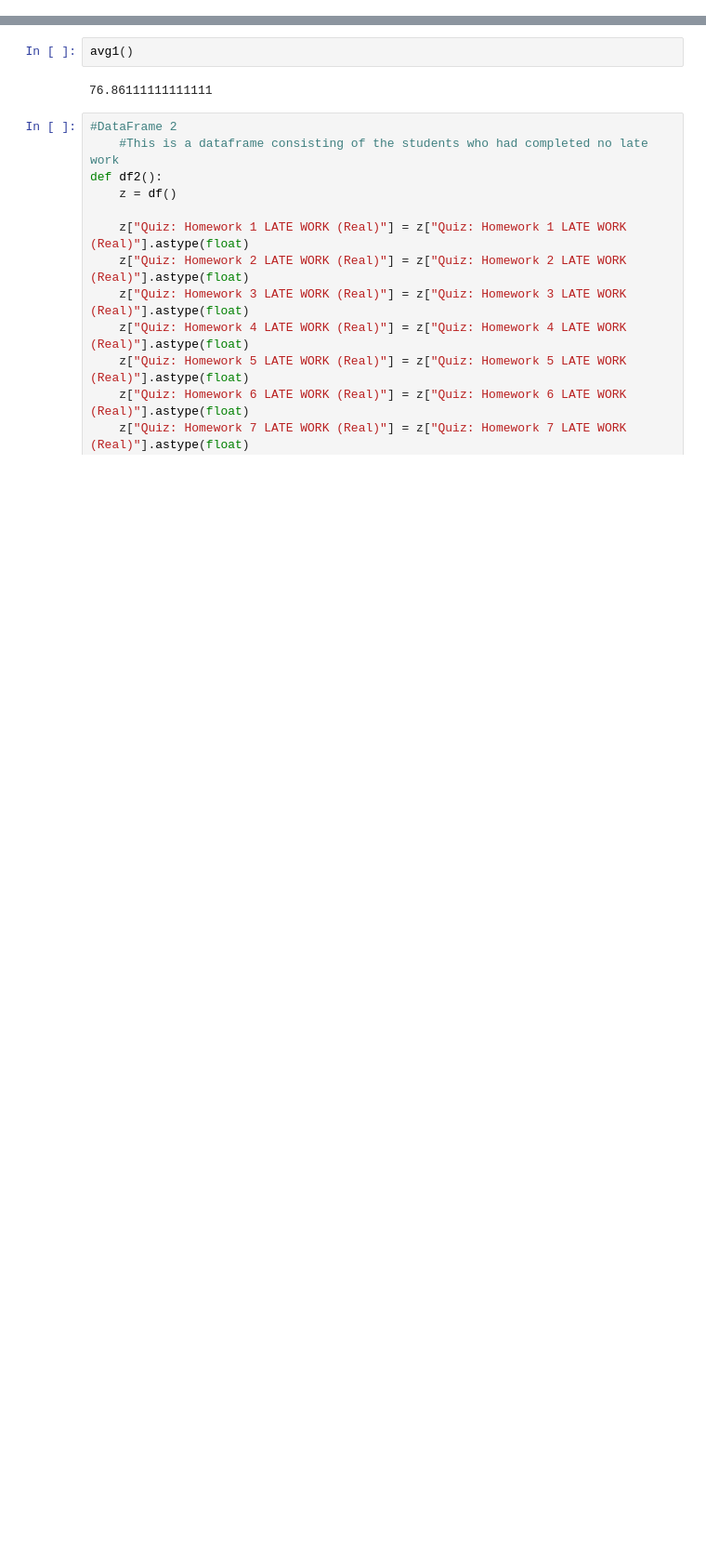
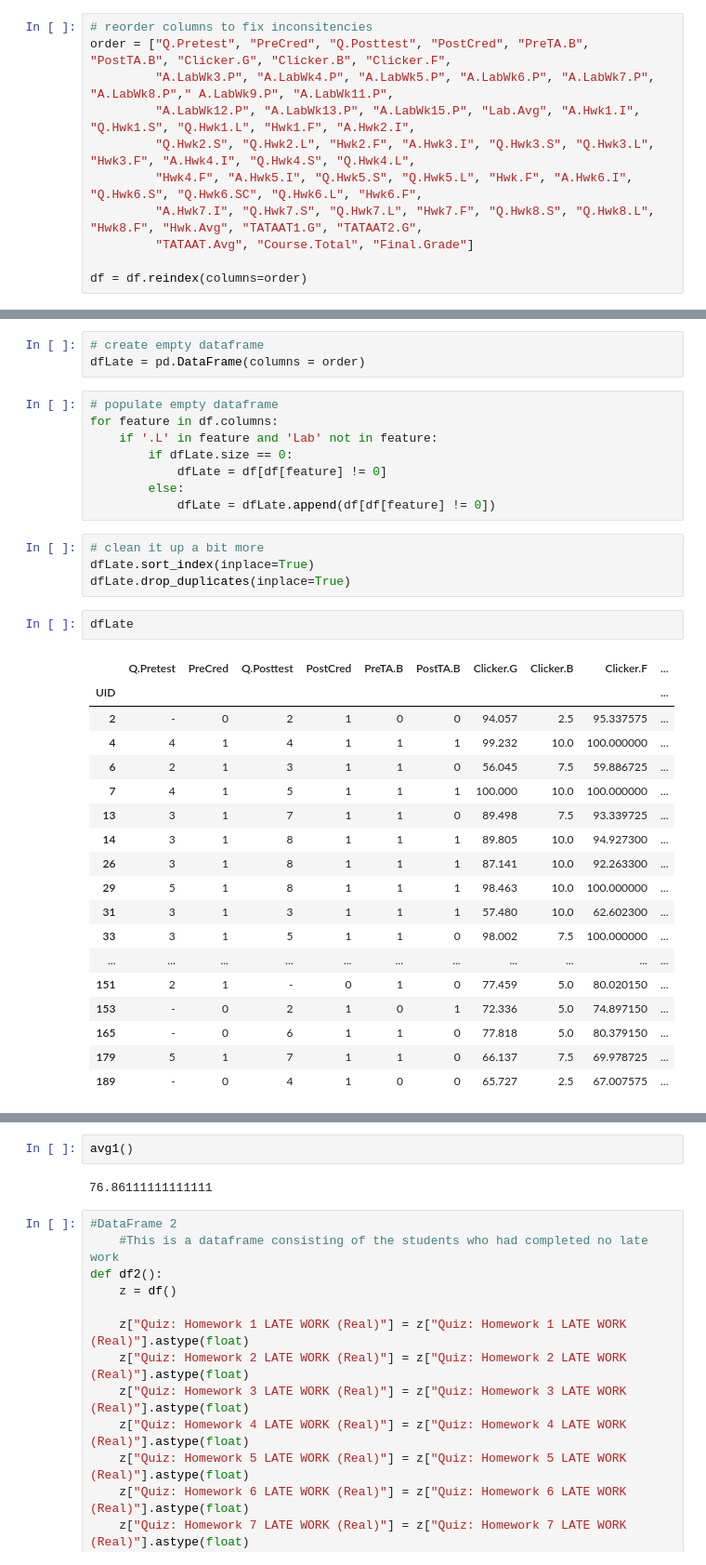
Before and after one commit to coSaari/ExplorationFinalProject, a Jupyter notebook: FinalProject.ipynb, the cells around one changed output, grey strips where cells are left out. Shown at 93% size. Cells and saved outputs as stored; diff of their text form; blank space fills up the shorter version.

Commit message:
Cleaned Up

```diff
--- a/FinalProject.ipynb
+++ b/FinalProject.ipynb
@@ -62,0 +37,11 @@ df1()
+# %%
+# reorder columns to fix inconsitencies
+order = ["Q.Pretest", "PreCred", "Q.Posttest", "PostCred", "PreTA.B", "PostTA.B", "Clicker.G", "Clicker.B", "Clicker.F",
+         "A.LabWk3.P", "A.LabWk4.P", "A.LabWk5.P", "A.LabWk6.P", "A.LabWk7.P", "A.LabWk8.P"," A.LabWk9.P", "A.LabWk11.P",
+         "A.LabWk12.P", "A.LabWk13.P", "A.LabWk15.P", "Lab.Avg", "A.Hwk1.I", "Q.Hwk1.S", "Q.Hwk1.L", "Hwk1.F", "A.Hwk2.I",
+         "Q.Hwk2.S", "Q.Hwk2.L", "Hwk2.F", "A.Hwk3.I", "Q.Hwk3.S", "Q.Hwk3.L", "Hwk3.F", "A.Hwk4.I", "Q.Hwk4.S", "Q.Hwk4.L",
+         "Hwk4.F", "A.Hwk5.I", "Q.Hwk5.S", "Q.Hwk5.L", "Hwk.F", "A.Hwk6.I", "Q.Hwk6.S", "Q.Hwk6.SC", "Q.Hwk6.L", "Hwk6.F",
+         "A.Hwk7.I", "Q.Hwk7.S", "Q.Hwk7.L", "Hwk7.F", "Q.Hwk8.S", "Q.Hwk8.L", "Hwk8.F", "Hwk.Avg", "TATAAT1.G", "TATAAT2.G",
+         "TATAAT.Avg", "Course.Total", "Final.Grade"]
+
+df = df.reindex(columns=order)
@@ -62,0 +75,36 @@ df1()
+# %%
+# create empty dataframe
+dfLate = pd.DataFrame(columns = order)
+# %%
+# populate empty dataframe
+for feature in df.columns:
+    if '.L' in feature and 'Lab' not in feature:
+        if dfLate.size == 0:
+            dfLate = df[df[feature] != 0]
+        else:
+            dfLate = dfLate.append(df[df[feature] != 0])
+# %%
+# clean it up a bit more
+dfLate.sort_index(inplace=True)
+dfLate.drop_duplicates(inplace=True)
+# %%
+dfLate
+# %% [output]
+|  | Q.Pretest | PreCred | Q.Posttest | PostCred | PreTA.B | PostTA.B | Clicker.G | Clicker.B | Clicker.F | ... |
+| UID |  |  |  |  |  |  |  |  |  | ... |
+| 2 | - | 0 | 2 | 1 | 0 | 0 | 94.057 | 2.5 | 95.337575 | ... |
+| 4 | 4 | 1 | 4 | 1 | 1 | 1 | 99.232 | 10.0 | 100.000000 | ... |
+| 6 | 2 | 1 | 3 | 1 | 1 | 0 | 56.045 | 7.5 | 59.886725 | ... |
+| 7 | 4 | 1 | 5 | 1 | 1 | 1 | 100.000 | 10.0 | 100.000000 | ... |
+| 13 | 3 | 1 | 7 | 1 | 1 | 0 | 89.498 | 7.5 | 93.339725 | ... |
+| 14 | 3 | 1 | 8 | 1 | 1 | 1 | 89.805 | 10.0 | 94.927300 | ... |
+| 26 | 3 | 1 | 8 | 1 | 1 | 1 | 87.141 | 10.0 | 92.263300 | ... |
+| 29 | 5 | 1 | 8 | 1 | 1 | 1 | 98.463 | 10.0 | 100.000000 | ... |
+| 31 | 3 | 1 | 3 | 1 | 1 | 1 | 57.480 | 10.0 | 62.602300 | ... |
+| 33 | 3 | 1 | 5 | 1 | 1 | 0 | 98.002 | 7.5 | 100.000000 | ... |
+| ... | ... | ... | ... | ... | ... | ... | ... | ... | ... | ... |
+| 151 | 2 | 1 | - | 0 | 1 | 0 | 77.459 | 5.0 | 80.020150 | ... |
+| 153 | - | 0 | 2 | 1 | 0 | 1 | 72.336 | 5.0 | 74.897150 | ... |
+| 165 | - | 0 | 6 | 1 | 1 | 0 | 77.818 | 5.0 | 80.379150 | ... |
+| 179 | 5 | 1 | 7 | 1 | 1 | 0 | 66.137 | 7.5 | 69.978725 | ... |
+| 189 | - | 0 | 4 | 1 | 0 | 0 | 65.727 | 2.5 | 67.007575 | ... |
```
Also changed, not shown: parts of 20 cells of this notebook, 1 other file.
